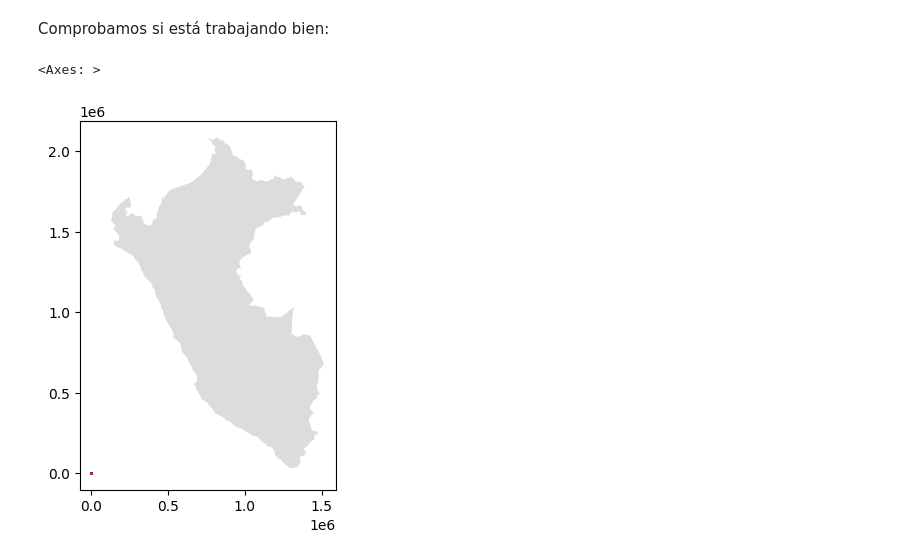
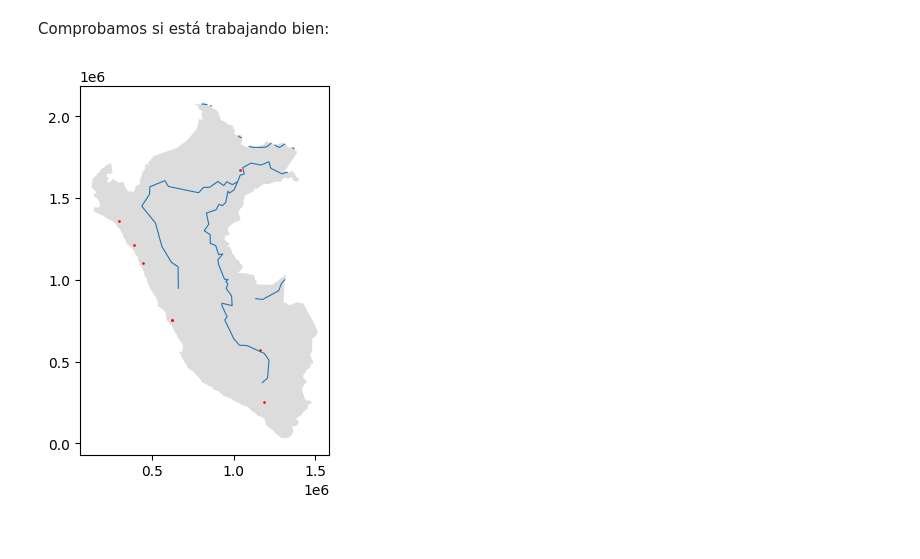
Before and after one commit to IntroSpatialDataScience/simpleplot, a Jupyter notebook: SimplePlot-Peru.ipynb, the cells around one changed output. Cells and saved outputs as stored; diff of their text form; code cells hidden in the pictures.

```diff
--- a/SimplePlot-Peru.ipynb
+++ b/SimplePlot-Peru.ipynb
@@ -254,5 +256,5 @@ Recuperamos el archivos con el link a Github
 # %%
-peruMapsLink = 'https://github.com/IntroSpatialDataScience/simpleplot/raw/main/maps/peruMaps.gpkg'
+peruMapsLink = 'https://github.com/IntroSpatialDataScience/simpleplot/raw/main/maps/peru_24891/peruMaps.gpkg'
 # %%
 from  fiona import listlayers
 listlayers(peruMapsLink)
@@ -266,8 +268,8 @@ rivers_peru=gpd.read_file(peruMapsLink,layer='rivers')
 Comprobamos si está trabajando bien:
 # %%
 base = peru.plot(facecolor='gainsboro')
-cities_peru.plot(ax=base, markersize=0.5, color='red')
-rivers_peru.plot(ax=base, linewidth=0.5)
+cities_peru.plot(ax=base, markersize=0.8, color='red')
+rivers_peru.plot(ax=base, linewidth=0.8)
+plt.show()
 # %% [output]
-<Axes: >
-[figure, old version]
+[figure, new version]
```
Also changed, not shown: parts of 3 cells of this notebook, 1 other file.
